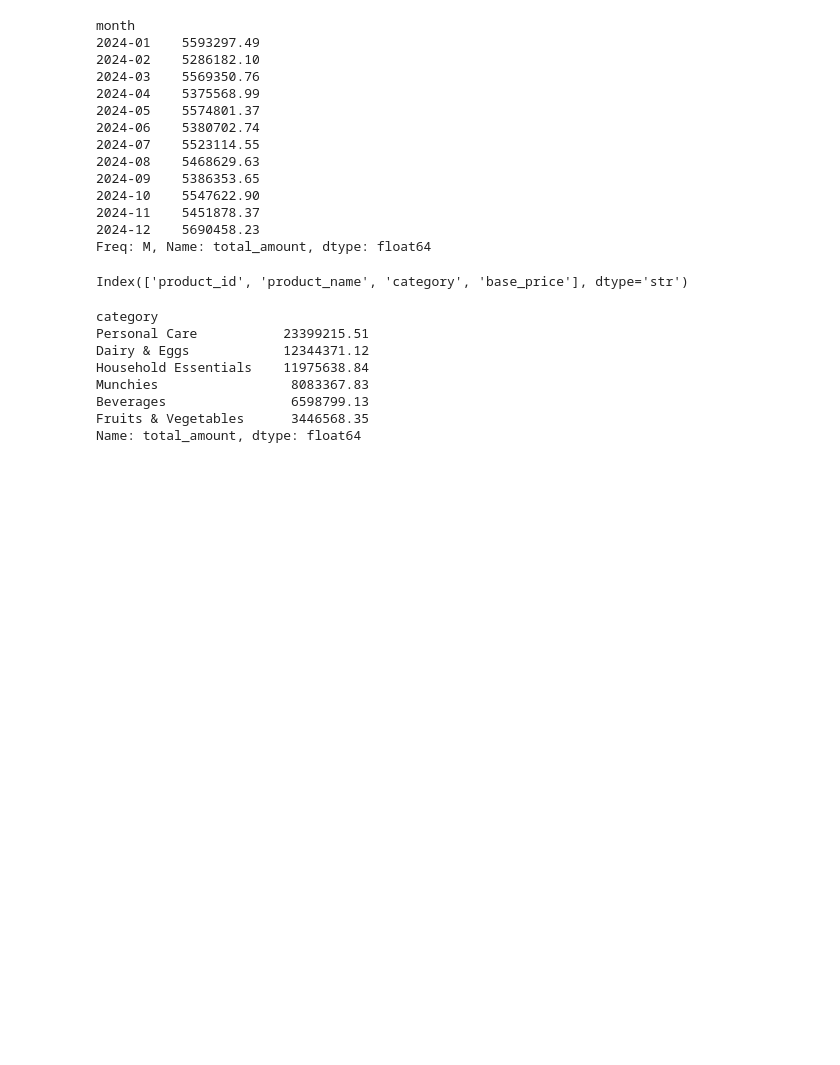
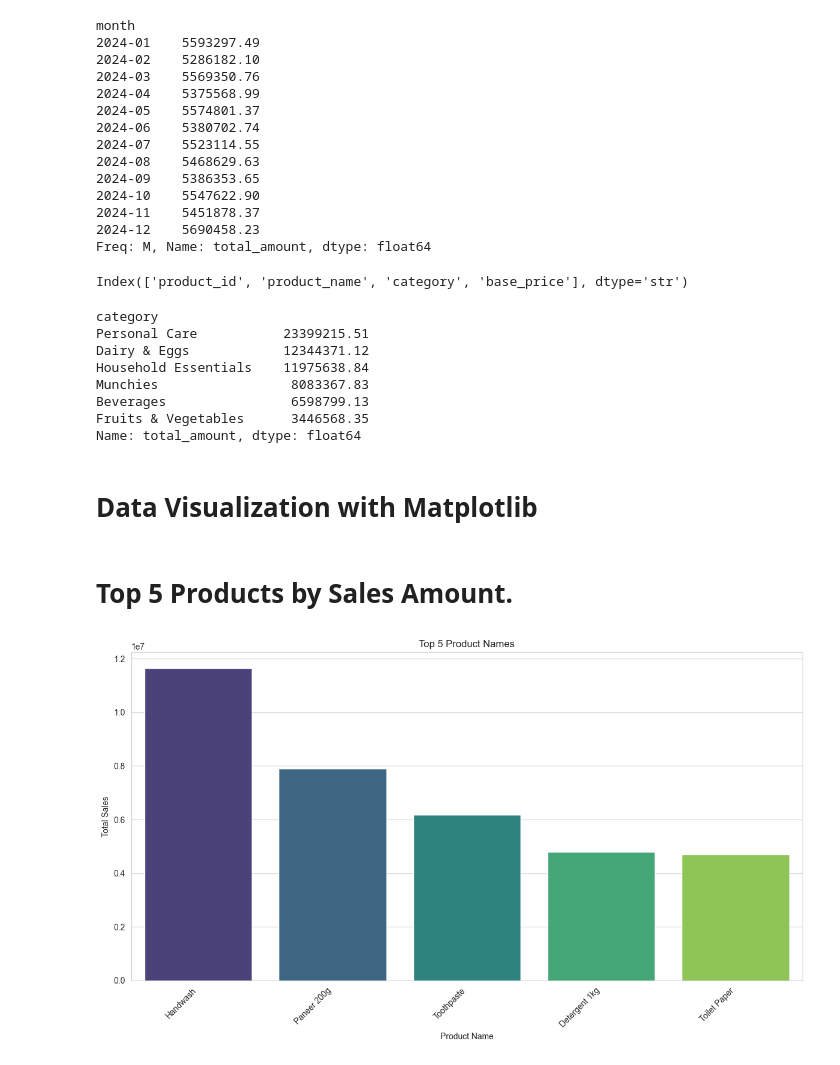
Before and after one commit to Ankitx24/Data-Analyst-Python-Project, a Jupyter notebook: Final_PythonProject.ipynb, the cells around one changed output. Cells and saved outputs as stored; diff of their text form; code cells hidden in the pictures; blank space fills up the shorter version.

```diff
--- a/Final_PythonProject.ipynb
+++ b/Final_PythonProject.ipynb
@@ -377,3 +374,26 @@ Munchies                 8083367.83
 Beverages                6598799.13
 Fruits & Vegetables      3446568.35
 Name: total_amount, dtype: float64
+# %% [markdown]
+# Data Visualization with Matplotlib
+# %%
+
+sns.set_style('whitegrid')
+
+plt.rcParams['figure.figsize'] = (10,6)
+plt.show()
+# %% [markdown]
+# Top 5 Products by Sales Amount.
+# %%
+# Plot 1: Top 5 Products by Sales Amount.
+
+plt.figure(figsize=(12,7))
+sns.barplot(x = 'product_name',y = 'total_amount',hue='product_name',data = top_products_name,palette='viridis')
+plt.title('Top 5 Product Names')
+plt.xlabel('Product Name')
+plt.ylabel('Total Sales')
+plt.xticks(rotation=45,ha='right')
+plt.tight_layout()
+plt.show()
+# %% [output]
+[figure, added]
```
Also changed, not shown: parts of 11 cells of this notebook.
